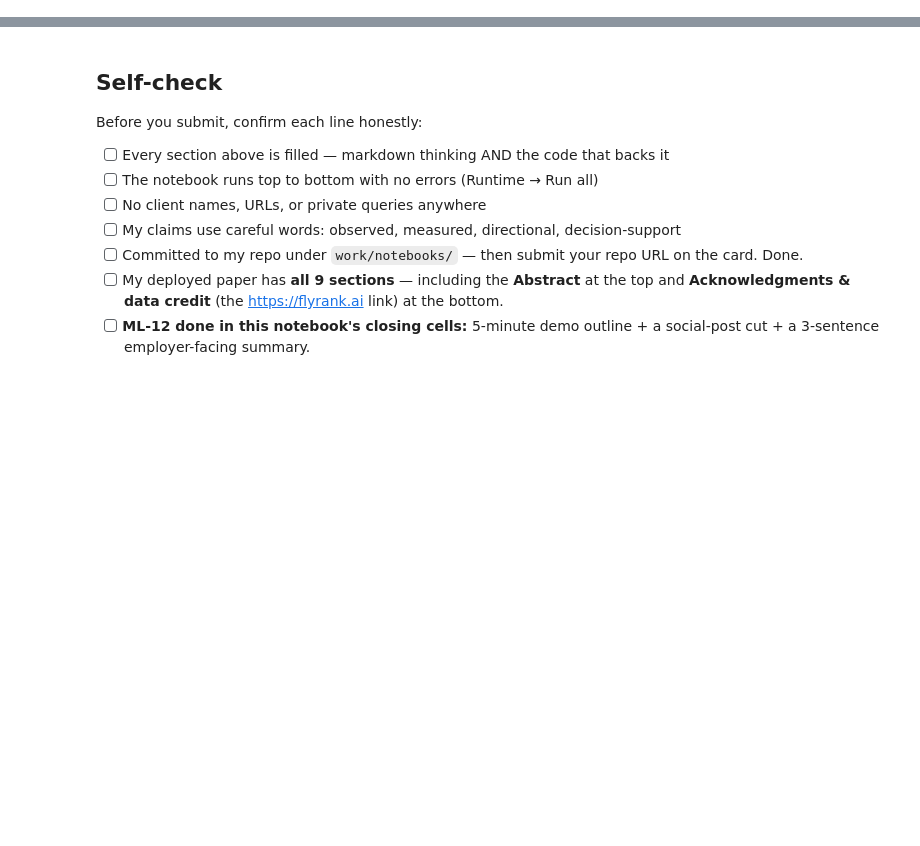
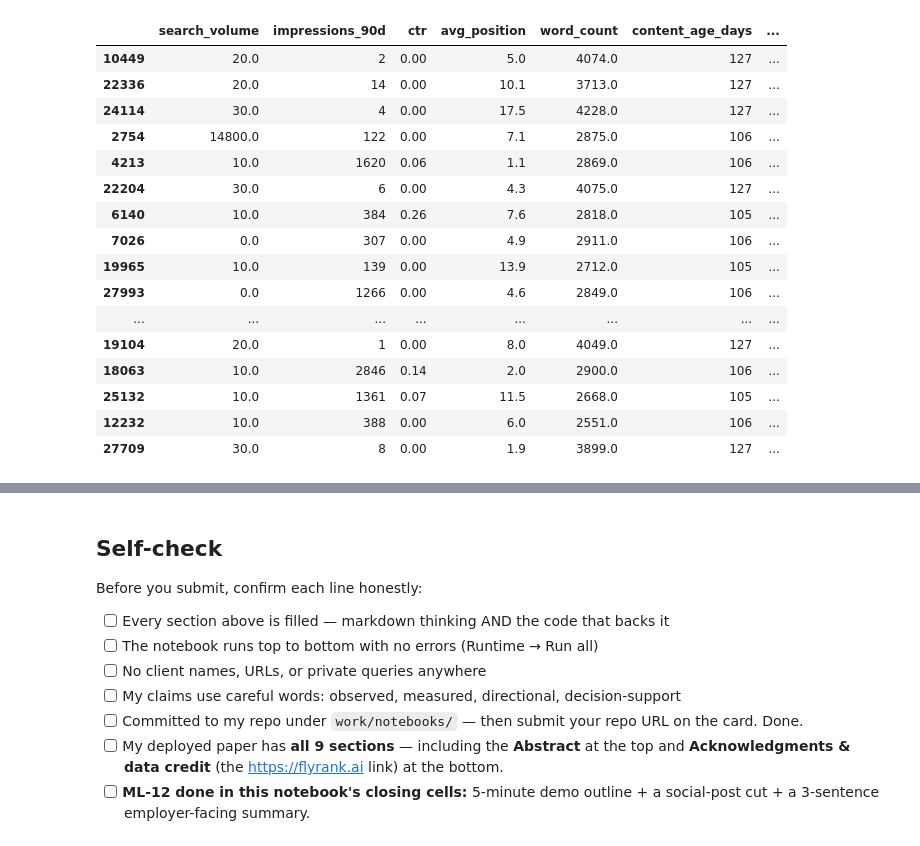
Before and after one commit to LeylaAghayeva1/ml-search-engineering, a Jupyter notebook: work/notebooks/capstone.ipynb, the cells around one changed output, grey strips where cells are left out. Cells and saved outputs as stored; diff of their text form; code cells hidden in the pictures; blank space fills up the shorter version.

```diff
--- a/work/notebooks/capstone.ipynb
+++ b/work/notebooks/capstone.ipynb
@@ -36,0 +137,21 @@ This skeleton is yours to fill. Work the sections **in order** — each one has
+# %%
+from sklearn.model_selection import GroupShuffleSplit
+
+splitter = GroupShuffleSplit(
+    test_size=0.2,
+    random_state=42
+)
+
+train_idx, test_idx = next(
+    splitter.split(
+        X,
+        y,
+        groups=df["client_id"]
+    )
+)
+
+X_train = X.iloc[train_idx]
+X_test = X.iloc[test_idx]
+
+y_train = y.iloc[train_idx]
+y_test = y.iloc[test_idx]
@@ -36,0 +185,8 @@ This skeleton is yours to fill. Work the sections **in order** — each one has
+# %%
+test_results = X_test.copy()
+
+test_results["model_score"] = model.predict_proba(
+    X_test
+)[:,1]
+
+test_results["actual"] = y_test.values
@@ -36,0 +331,34 @@ This skeleton is yours to fill. Work the sections **in order** — each one has
+# %%
+ranked_queue = test_results.copy()
+
+ranked_queue["rank"] = (
+    ranked_queue["model_score"]
+    .rank(
+        ascending=False,
+        method="first"
+    )
+)
+
+ranked_queue = ranked_queue.sort_values(
+    "rank"
+)
+
+ranked_queue.head(20)
+# %% [output]
+|  | search_volume | impressions_90d | ctr | avg_position | word_count | content_age_days | ... |
+| 10449 | 20.0 | 2 | 0.00 | 5.0 | 4074.0 | 127 | ... |
+| 22336 | 20.0 | 14 | 0.00 | 10.1 | 3713.0 | 127 | ... |
+| 24114 | 30.0 | 4 | 0.00 | 17.5 | 4228.0 | 127 | ... |
+| 2754 | 14800.0 | 122 | 0.00 | 7.1 | 2875.0 | 106 | ... |
+| 4213 | 10.0 | 1620 | 0.06 | 1.1 | 2869.0 | 106 | ... |
+| 22204 | 30.0 | 6 | 0.00 | 4.3 | 4075.0 | 127 | ... |
+| 6140 | 10.0 | 384 | 0.26 | 7.6 | 2818.0 | 105 | ... |
+| 7026 | 0.0 | 307 | 0.00 | 4.9 | 2911.0 | 106 | ... |
+| 19965 | 10.0 | 139 | 0.00 | 13.9 | 2712.0 | 105 | ... |
+| 27993 | 0.0 | 1266 | 0.00 | 4.6 | 2849.0 | 106 | ... |
+| ... | ... | ... | ... | ... | ... | ... | ... |
+| 19104 | 20.0 | 1 | 0.00 | 8.0 | 4049.0 | 127 | ... |
+| 18063 | 10.0 | 2846 | 0.14 | 2.0 | 2900.0 | 106 | ... |
+| 25132 | 10.0 | 1361 | 0.07 | 11.5 | 2668.0 | 105 | ... |
+| 12232 | 10.0 | 388 | 0.00 | 6.0 | 2551.0 | 106 | ... |
+| 27709 | 30.0 | 8 | 0.00 | 1.9 | 3899.0 | 127 | ... |
```
Also changed, not shown: parts of 29 cells of this notebook, 1 other file.
